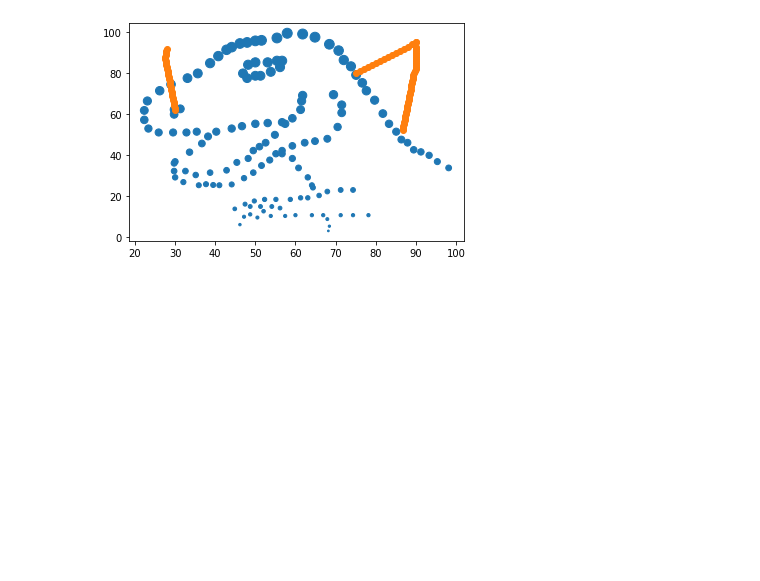
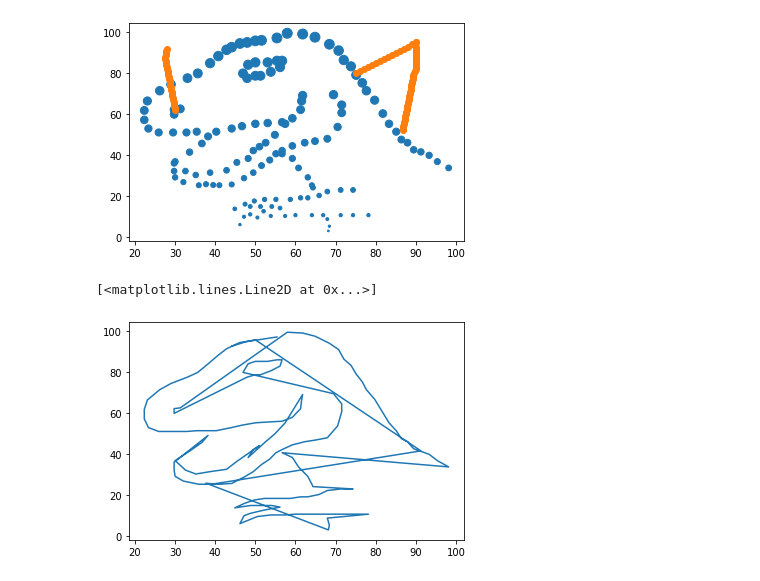
Before and after one commit to thanadolch/KKU_data_mining, a Jupyter notebook: data102.ipynb, the cells around one changed output. Saved outputs shown, nothing was run; the diff lists cells and outputs as text; code cells hidden in the pictures; blank space fills up the shorter version.

```diff
--- a/data102.ipynb
+++ b/data102.ipynb
@@ -116,3 +116,8 @@ plt.scatter([75,76,77,78,79,80,81,82,83,84,85,86,87,88,89,90,90,90,90,90,90,90,9
 # %% [output]
 <matplotlib.collections.PathCollection at 0x...>
 [figure]
+# %%
+plt.plot(data['x'],data['y'])
+# %% [output]
+[<matplotlib.lines.Line2D at 0x...>]
+[figure, added]
```
Also changed, not shown: parts of 15 cells of this notebook.
